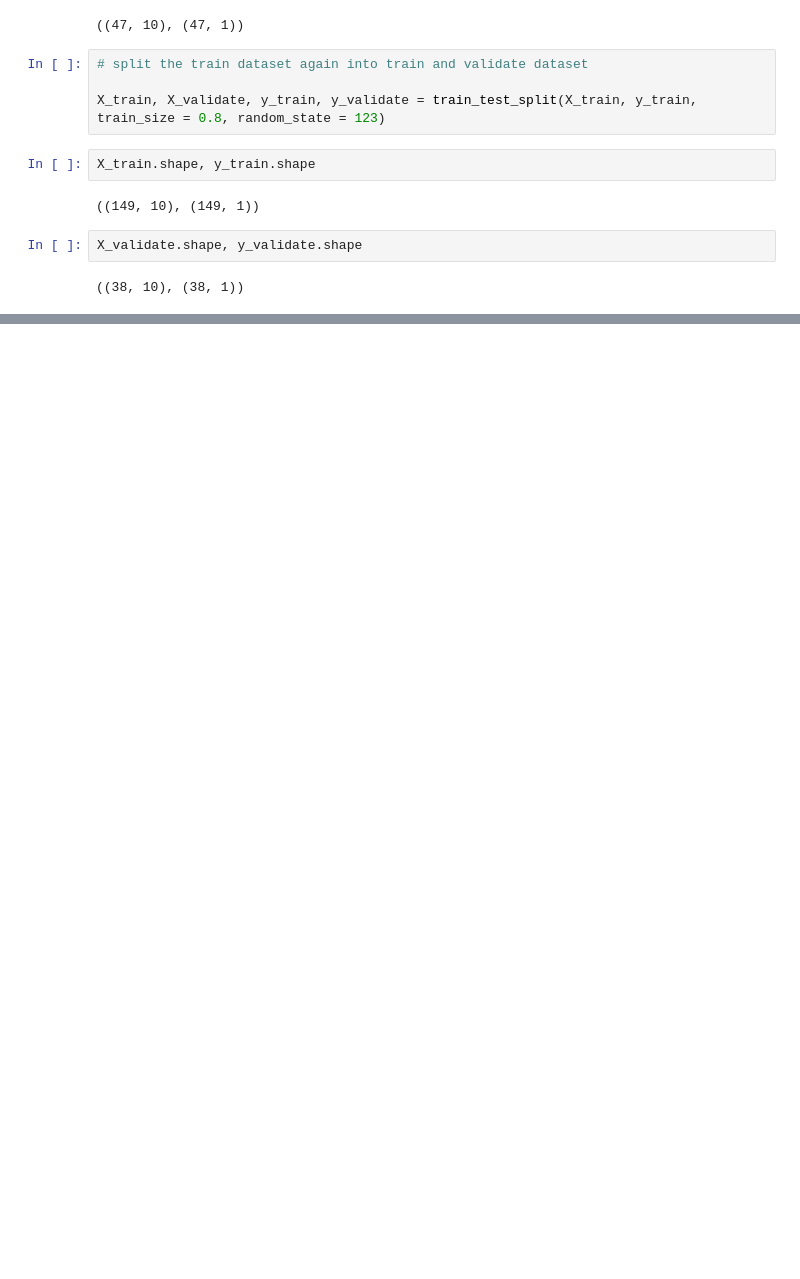
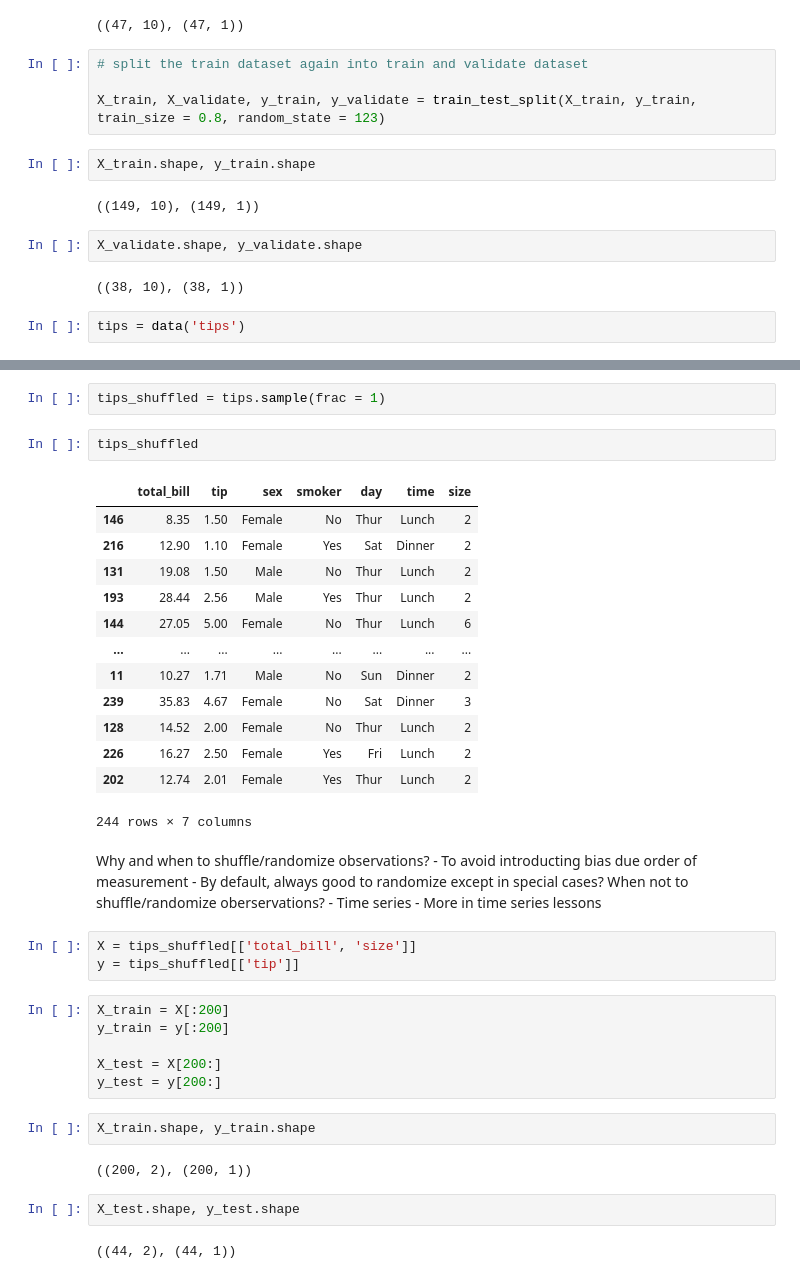
Before and after one commit to ravinder79/python-exercises, a Jupyter notebook: train_test_split_lesson.ipynb, the cells around one changed output, grey strips where cells are left out. Cells and saved outputs as stored; diff of their text form; blank space fills up the shorter version.

```diff
--- a/train_test_split_lesson.ipynb
+++ b/train_test_split_lesson.ipynb
@@ -181,3 +178,5 @@ X_train.shape, y_train.shape
 X_validate.shape, y_validate.shape
 # %% [output]
 ((38, 10), (38, 1))
+# %%
+tips = data('tips')
@@ -183,0 +209,41 @@ X_validate.shape, y_validate.shape
+# %%
+tips_shuffled = tips.sample(frac = 1)
+# %%
+tips_shuffled
+# %% [output]
+|  | total_bill | tip | sex | smoker | day | time | size |
+| 146 | 8.35 | 1.50 | Female | No | Thur | Lunch | 2 |
+| 216 | 12.90 | 1.10 | Female | Yes | Sat | Dinner | 2 |
+| 131 | 19.08 | 1.50 | Male | No | Thur | Lunch | 2 |
+| 193 | 28.44 | 2.56 | Male | Yes | Thur | Lunch | 2 |
+| 144 | 27.05 | 5.00 | Female | No | Thur | Lunch | 6 |
+| ... | ... | ... | ... | ... | ... | ... | ... |
+| 11 | 10.27 | 1.71 | Male | No | Sun | Dinner | 2 |
+| 239 | 35.83 | 4.67 | Female | No | Sat | Dinner | 3 |
+| 128 | 14.52 | 2.00 | Female | No | Thur | Lunch | 2 |
+| 226 | 16.27 | 2.50 | Female | Yes | Fri | Lunch | 2 |
+| 202 | 12.74 | 2.01 | Female | Yes | Thur | Lunch | 2 |
+244 rows × 7 columns
+# %% [markdown]
+Why and when to shuffle/randomize observations?
+    - To avoid introducting bias due order of measurement
+    - By default, always good to randomize except in special cases?
+When not to shuffle/randomize oberservations?
+    - Time series - More in time series lessons
+# %%
+X = tips_shuffled[['total_bill', 'size']]
+y = tips_shuffled[['tip']]
+# %%
+X_train = X[:200]
+y_train = y[:200]
+
+X_test = X[200:]
+y_test = y[200:]
+# %%
+X_train.shape, y_train.shape
+# %% [output]
+((200, 2), (200, 1))
+# %%
+X_test.shape, y_test.shape
+# %% [output]
+((44, 2), (44, 1))
```
Also changed, not shown: parts of 13 cells of this notebook.
